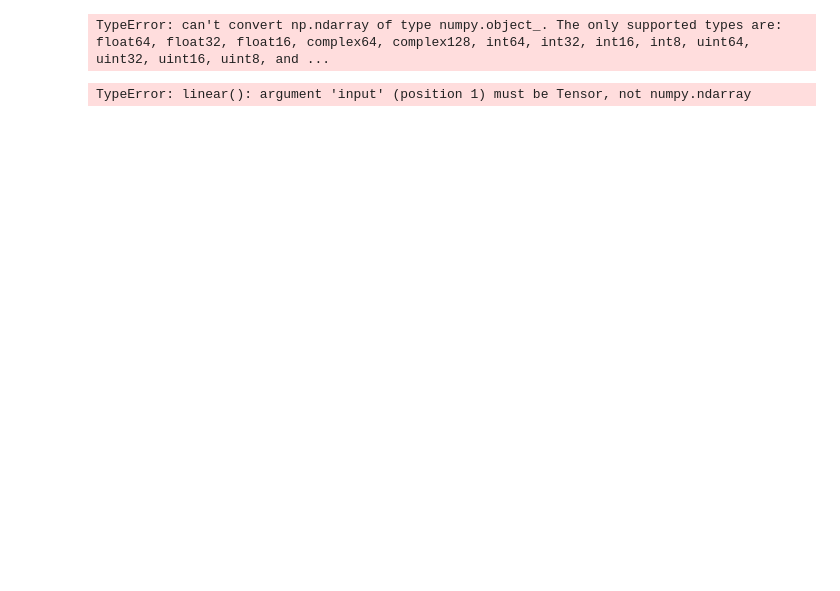
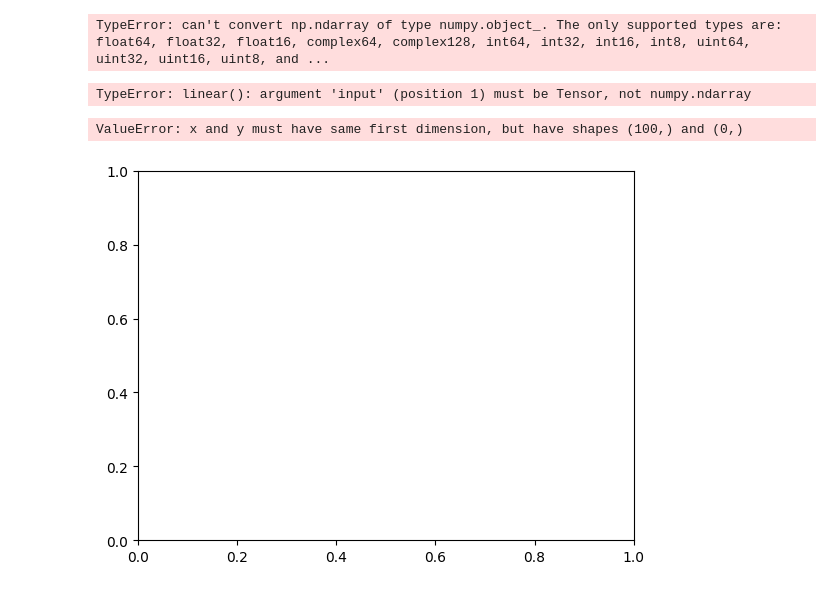
Before and after one commit to wootaehyeon/pytorch-Tutorial, a Jupyter notebook: simple_NeuralNetwork.ipynb, the cells around one changed output. Saved outputs shown, nothing was run; the diff lists cells and outputs as text; code cells hidden in the pictures; blank space fills up the shorter version.

```diff
--- a/simple_NeuralNetwork.ipynb
+++ b/simple_NeuralNetwork.ipynb
@@ -37,6 +49,6 @@ NameError: name 'my_df' is not defined
 # %%
-X = my_df.drop('species', axis=1)
-y = my_df['species']
+X = my_df.drop('species', axis=1).to_numpy().astype(np.float32)
+y = my_df['species'].to_numpy().astype(np.int64)
 # %%
 X = X.values
 y = y.values
@@ -82,3 +96,10 @@ for i in range(epochs):
   optimizer.step()
 # %% [output]
 TypeError: linear(): argument 'input' (position 1) must be Tensor, not numpy.ndarray
+# %%
+plt.plot(range(epochs),losses)
+plt.ylabel('Loss')
+plt.xlabel('Epoch')
+# %% [output]
+ValueError: x and y must have same first dimension, but have shapes (100,) and (0,)
+[figure, added]
```
Also changed, not shown: parts of 2 cells of this notebook.
